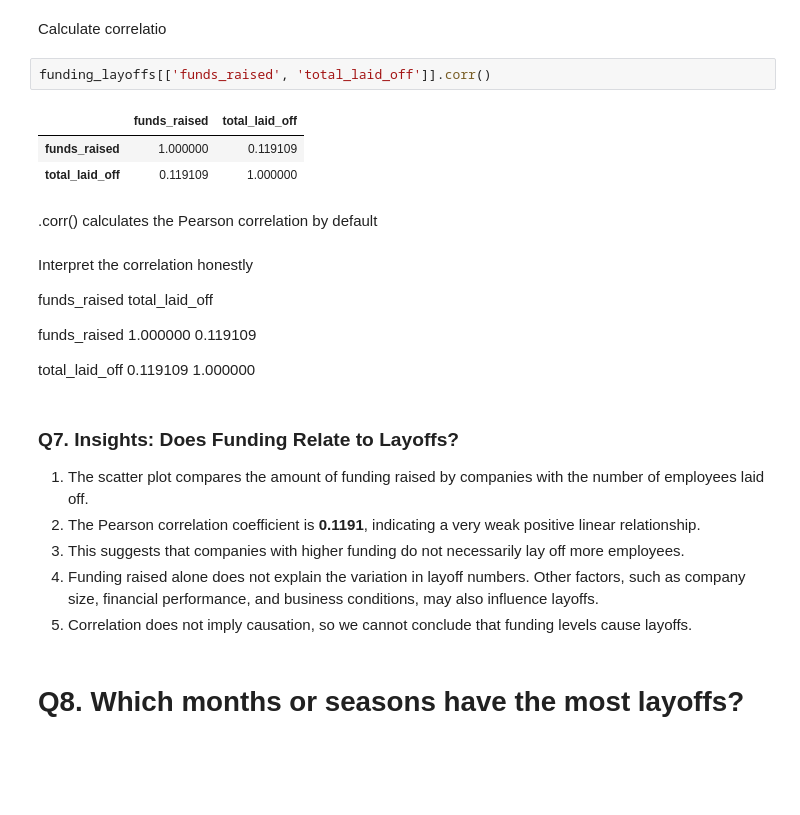
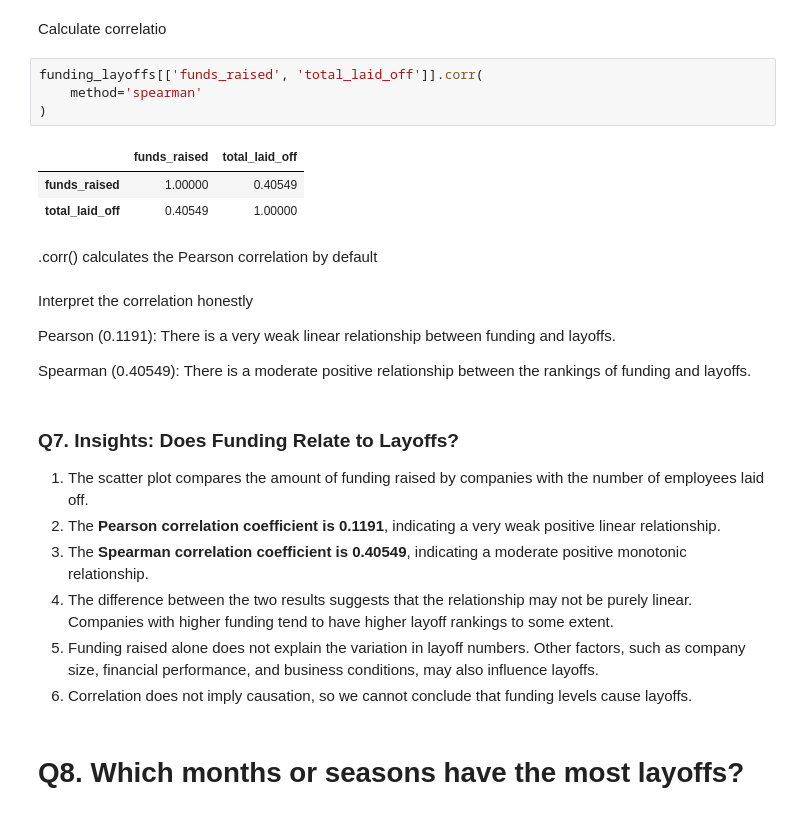
Before and after one commit to shreya7090/Tech-Layoffs-Analysis, a Jupyter notebook: notebooks/03_exploratory_analysis.ipynb, the cells around one changed output. Saved outputs shown, nothing was run; the diff lists cells and outputs as text; blank space fills up the shorter version.

Commit message:
Finalize technology layoffs analysis project

```diff
--- a/notebooks/03_exploratory_analysis.ipynb
+++ b/notebooks/03_exploratory_analysis.ipynb
@@ -1053,30 +1061,31 @@ plt.show()
 # %% [markdown]
 Calculate correlatio
 # %%
-funding_layoffs[['funds_raised', 'total_laid_off']].corr()
+funding_layoffs[['funds_raised', 'total_laid_off']].corr(
+    method='spearman'
+)
 # %% [output]
 |  | funds_raised | total_laid_off |
-| funds_raised | 1.000000 | 0.119109 |
-| total_laid_off | 0.119109 | 1.000000 |
+| funds_raised | 1.00000 | 0.40549 |
+| total_laid_off | 0.40549 | 1.00000 |
 # %% [markdown]
 .corr() calculates the Pearson correlation by default
 # %% [markdown]
 Interpret the correlation honestly
 
 
-funds_raised	  total_laid_off
+Pearson (0.1191): There is a very weak linear relationship between funding and layoffs.
 
-funds_raised	  1.000000	  0.119109
-
-total_laid_off	  0.119109	  1.000000
+Spearman (0.40549): There is a moderate positive relationship between the rankings of funding and layoffs.
 # %% [markdown]
 ### Q7. Insights: Does Funding Relate to Layoffs?
 
 1. The scatter plot compares the amount of funding raised by companies with the number of employees laid off.
-2. The Pearson correlation coefficient is **0.1191**, indicating a very weak positive linear relationship.
-3. This suggests that companies with higher funding do not necessarily lay off more employees.
-4. Funding raised alone does not explain the variation in layoff numbers. Other factors, such as company size, financial performance, and business conditions, may also influence layoffs.
-5. Correlation does not imply causation, so we cannot conclude that funding levels cause layoffs.
+2. The **Pearson correlation coefficient is 0.1191**, indicating a very weak positive linear relationship.
+3. The **Spearman correlation coefficient is 0.40549**, indicating a moderate positive monotonic relationship.
+4. The difference between the two results suggests that the relationship may not be purely linear. Companies with higher funding tend to have higher layoff rankings to some extent.
+5. Funding raised alone does not explain the variation in layoff numbers. Other factors, such as company size, financial performance, and business conditions, may also influence layoffs.
+6. Correlation does not imply causation, so we cannot conclude that funding levels cause layoffs.
 # %% [markdown]
 # Q8. Which months or seasons have the most layoffs?
 # %% [markdown]
```
Also changed, not shown: parts of 3 cells of this notebook, 5 other files.
